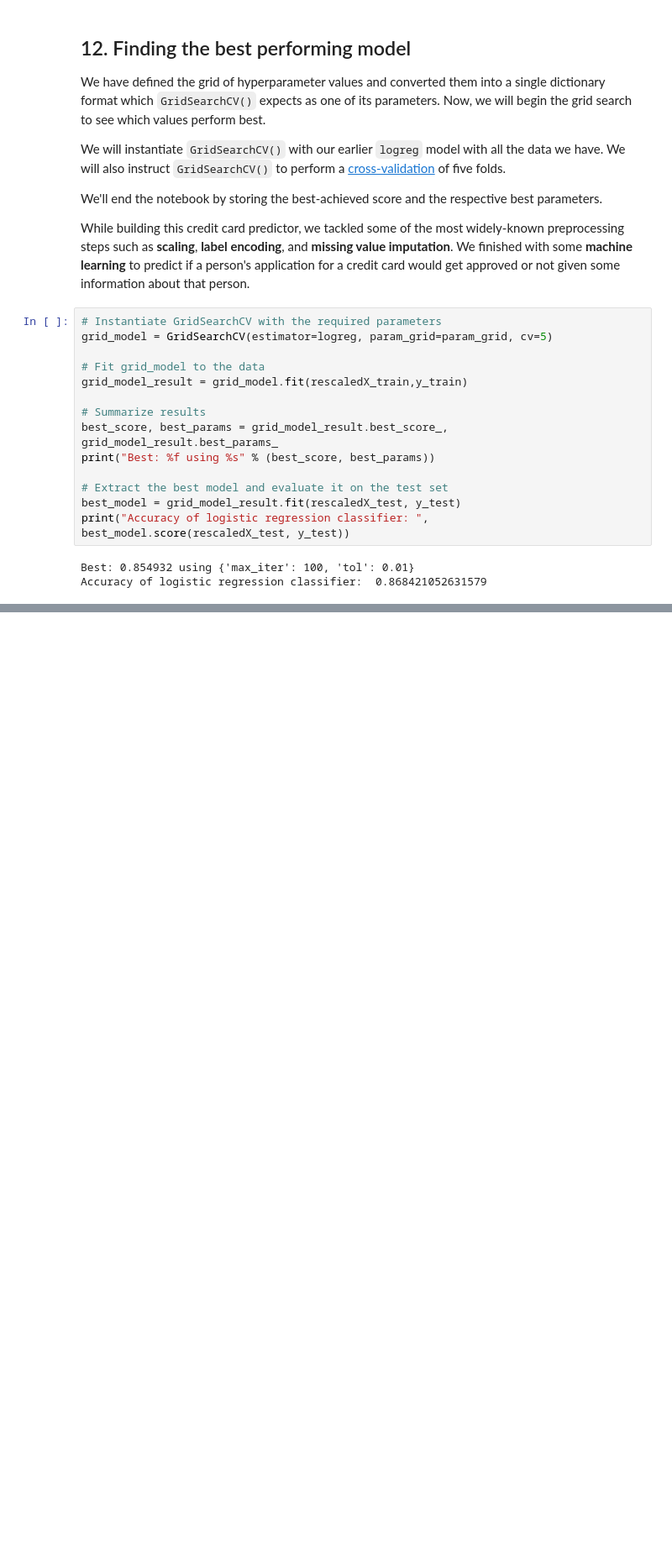
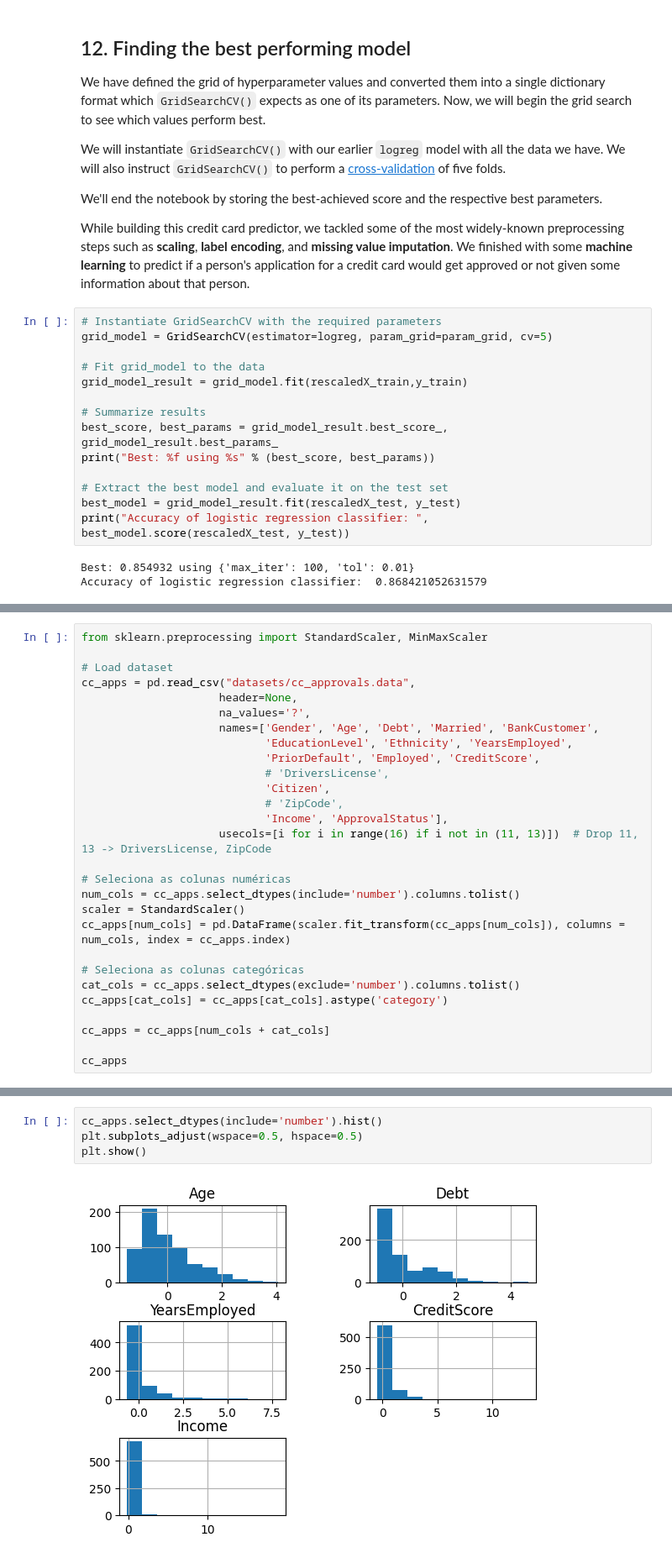
Before and after one commit to rafaeldjsm/Data_Science-Datacamp_Projects, a Jupyter notebook: Predicting Credit Card Approvals/notebook.ipynb, the cells around one changed output, grey strips where cells are left out. Shown at 84% size. Cells and saved outputs as stored; diff of their text form; blank space fills up the shorter version.

```diff
--- a/Predicting Credit Card Approvals/notebook.ipynb
+++ b/Predicting Credit Card Approvals/notebook.ipynb
@@ -355,0 +358,28 @@ Accuracy of logistic regression classifier:  0.868421052631579
+# %%
+from sklearn.preprocessing import StandardScaler, MinMaxScaler
+
+# Load dataset
+cc_apps = pd.read_csv("datasets/cc_approvals.data",
+                     header=None,
+                     na_values='?',
+                     names=['Gender', 'Age', 'Debt', 'Married', 'BankCustomer',
+                            'EducationLevel', 'Ethnicity', 'YearsEmployed',
+                            'PriorDefault', 'Employed', 'CreditScore',
+                            # 'DriversLicense',
+                            'Citizen',
+                            # 'ZipCode',
+                            'Income', 'ApprovalStatus'],
+                     usecols=[i for i in range(16) if i not in (11, 13)])  # Drop 11, 13 -> DriversLicense, ZipCode
+
+# Seleciona as colunas numéricas
+num_cols = cc_apps.select_dtypes(include='number').columns.tolist()
+scaler = StandardScaler()
+cc_apps[num_cols] = pd.DataFrame(scaler.fit_transform(cc_apps[num_cols]), columns = num_cols, index = cc_apps.index)
+
+# Seleciona as colunas categóricas
+cat_cols = cc_apps.select_dtypes(exclude='number').columns.tolist()
+cc_apps[cat_cols] = cc_apps[cat_cols].astype('category')
+
+cc_apps = cc_apps[num_cols + cat_cols]
+
+cc_apps
@@ -355,0 +453,6 @@ Accuracy of logistic regression classifier:  0.868421052631579
+# %%
+cc_apps.select_dtypes(include='number').hist()
+plt.subplots_adjust(wspace=0.5, hspace=0.5)
+plt.show()
+# %% [output]
+[figure, added]
```
Also changed, not shown: parts of 10 cells of this notebook.
